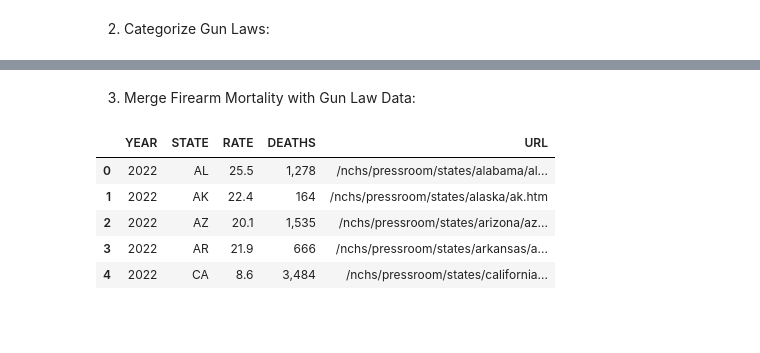
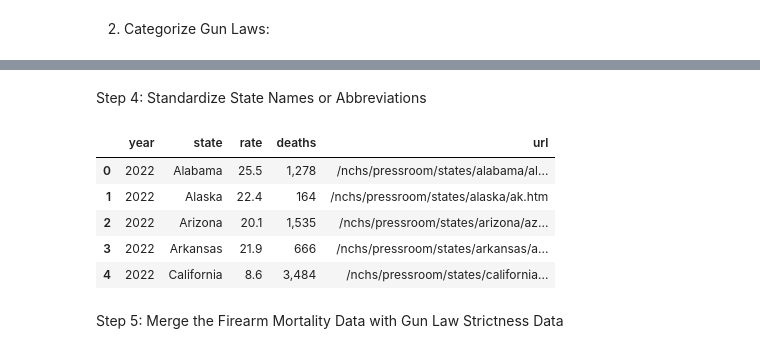
Before and after one commit to waheeb123/Data-608, a Jupyter notebook: Story_3_.ipynb, the cells around one changed output, grey strips where cells are left out. Saved outputs shown, nothing was run; the diff lists cells and outputs as text; code cells hidden in the pictures; blank space fills up the shorter version.

```diff
--- a/Story_3_.ipynb
+++ b/Story_3_.ipynb
@@ -52,17 +82,28 @@ df_gun_laws = pd.DataFrame(list(gun_laws.items()), columns=['state', 'gun_law_st
+# %% [markdown]
+Step 4: Standardize State Names or Abbreviations
+# %%
+# Dictionary to map state abbreviations to full names
+state_abbreviation_to_name = {
+    'AL': 'Alabama',
+    'AK': 'Alaska',
+    'AZ': 'Arizona',
+    'AR': 'Arkansas',
+    'CA': 'California',
+    'TX': 'Texas',
+    # Add other states as needed...
+}
+
+# Convert state abbreviations in the firearm mortality data to full state names
+df_firearm_mortality['state'] = df_firearm_mortality['state'].map(state_abbreviation_to_name)
+
+# Check to ensure mapping worked
+df_firearm_mortality.head()
+# %% [output]
+|  | year | state | rate | deaths | url |
+| 0 | 2022 | Alabama | 25.5 | 1,278 | /nchs/pressroom/states/alabama/al... |
+| 1 | 2022 | Alaska | 22.4 | 164 | /nchs/pressroom/states/alaska/ak.htm |
+| 2 | 2022 | Arizona | 20.1 | 1,535 | /nchs/pressroom/states/arizona/az... |
+| 3 | 2022 | Arkansas | 21.9 | 666 | /nchs/pressroom/states/arkansas/a... |
+| 4 | 2022 | California | 8.6 | 3,484 | /nchs/pressroom/states/california... |
 # %% [markdown]
-3. Merge Firearm Mortality with Gun Law Data:
+Step 5: Merge the Firearm Mortality Data with Gun Law Strictness Data
-# %%
-import pandas as pd
-
-# Load the firearm mortality data
-df_firearm = pd.read_csv('/content/data-table.csv')
-
-# Display the merged dataframe
-df_firearm.head()
-# %% [output]
-|  | YEAR | STATE | RATE | DEATHS | URL |
-| 0 | 2022 | AL | 25.5 | 1,278 | /nchs/pressroom/states/alabama/al... |
-| 1 | 2022 | AK | 22.4 | 164 | /nchs/pressroom/states/alaska/ak.htm |
-| 2 | 2022 | AZ | 20.1 | 1,535 | /nchs/pressroom/states/arizona/az... |
-| 3 | 2022 | AR | 21.9 | 666 | /nchs/pressroom/states/arkansas/a... |
-| 4 | 2022 | CA | 8.6 | 3,484 | /nchs/pressroom/states/california... |
```
Also changed, not shown: parts of 10 cells of this notebook.
